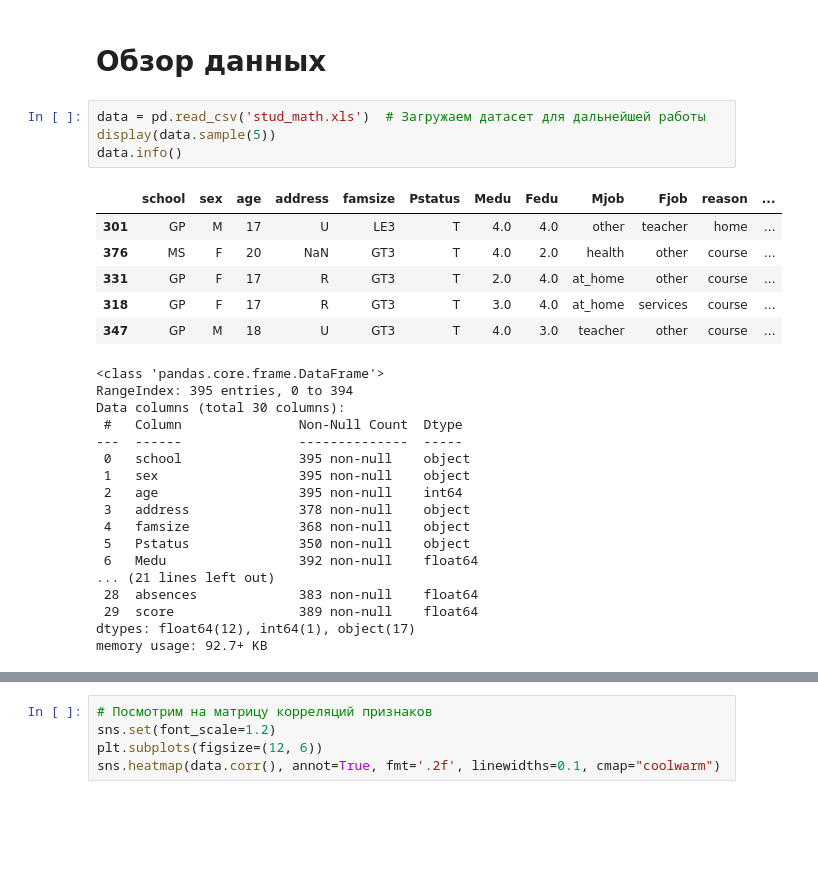
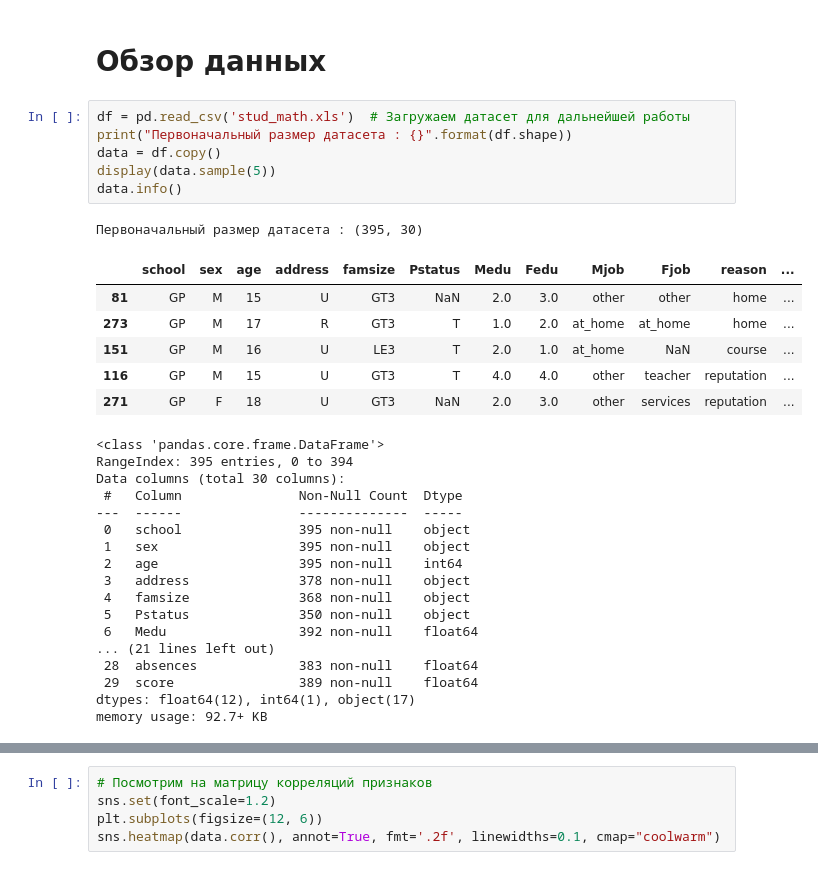
Before and after one commit to IvanAleshin/Skillfactory_projects, a Jupyter notebook: module_2/Data_for_model.ipynb, the cells around one changed output, grey strips where cells are left out. Cells and saved outputs as stored; diff of their text form; blank space fills up the shorter version.

```diff
--- a/module_2/Data_for_model.ipynb
+++ b/module_2/Data_for_model.ipynb
@@ -12,30 +12,33 @@ pd.set_option('display.max_columns', 50)
 # %% [markdown]
 # Обзор данных
 # %%
-data = pd.read_csv('stud_math.xls')  # Загружаем датасет для дальнейшей работы
+df = pd.read_csv('stud_math.xls')  # Загружаем датасет для дальнейшей работы
+print("Первоначальный размер датасета : {}".format(df.shape))
+data = df.copy()
 display(data.sample(5))
 data.info()
 # %% [output]
+Первоначальный размер датасета : (395, 30)
 |  | school | sex | age | address | famsize | Pstatus | Medu | Fedu | Mjob | Fjob | reason | ... |
-| 301 | GP | M | 17 | U | LE3 | T | 4.0 | 4.0 | other | teacher | home | ... |
-| 376 | MS | F | 20 | NaN | GT3 | T | 4.0 | 2.0 | health | other | course | ... |
-| 331 | GP | F | 17 | R | GT3 | T | 2.0 | 4.0 | at_home | other | course | ... |
-| 318 | GP | F | 17 | R | GT3 | T | 3.0 | 4.0 | at_home | services | course | ... |
-| 347 | GP | M | 18 | U | GT3 | T | 4.0 | 3.0 | teacher | other | course | ... |
+| 81 | GP | M | 15 | U | GT3 | NaN | 2.0 | 3.0 | other | other | home | ... |
+| 273 | GP | M | 17 | R | GT3 | T | 1.0 | 2.0 | at_home | at_home | home | ... |
+| 151 | GP | M | 16 | U | LE3 | T | 2.0 | 1.0 | at_home | NaN | course | ... |
+| 116 | GP | M | 15 | U | GT3 | T | 4.0 | 4.0 | other | teacher | reputation | ... |
+| 271 | GP | F | 18 | U | GT3 | NaN | 2.0 | 3.0 | other | services | reputation | ... |
-<class 'pandas.core.frame.DataFrame'>
-RangeIndex: 395 entries, 0 to 394
-Data columns (total 30 columns):
- #   Column               Non-Null Count  Dtype
----  ------               --------------  -----
- 0   school               395 non-null    object
- 1   sex                  395 non-null    object
- 2   age                  395 non-null    int64
- 3   address              378 non-null    object
- 4   famsize              368 non-null    object
- 5   Pstatus              350 non-null    object
- 6   Medu                 392 non-null    float64
-... (21 lines left out)
- 28  absences             383 non-null    float64
- 29  score                389 non-null    float64
-dtypes: float64(12), int64(1), object(17)
-memory usage: 92.7+ KB
+<class 'pandas.core.frame.DataFrame'>
+RangeIndex: 395 entries, 0 to 394
+Data columns (total 30 columns):
+ #   Column               Non-Null Count  Dtype
+---  ------               --------------  -----
+ 0   school               395 non-null    object
+ 1   sex                  395 non-null    object
+ 2   age                  395 non-null    int64
+ 3   address              378 non-null    object
+ 4   famsize              368 non-null    object
+ 5   Pstatus              350 non-null    object
+ 6   Medu                 392 non-null    float64
+... (21 lines left out)
+ 28  absences             383 non-null    float64
+ 29  score                389 non-null    float64
+dtypes: float64(12), int64(1), object(17)
+memory usage: 92.7+ KB
```
Also changed, not shown: parts of 103 cells of this notebook.
